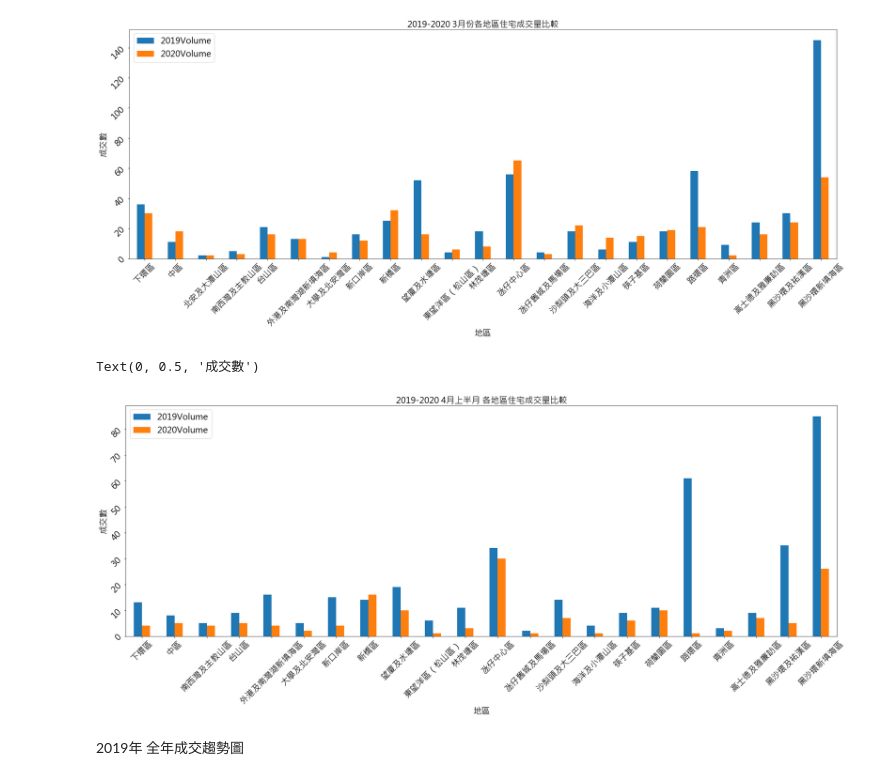
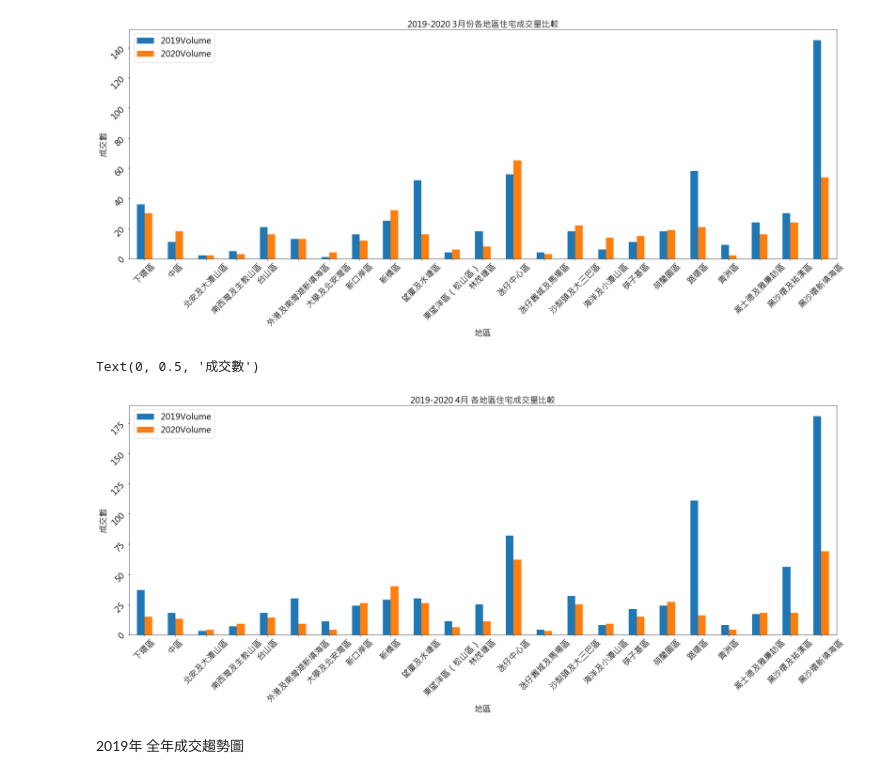
Before and after one commit to Isaac234517/Macau-House-Analysis, a Jupyter notebook: house_trending.ipynb, the cells around one changed output. Cells and saved outputs as stored; diff of their text form; code cells hidden in the pictures.

```diff
--- a/house_trending.ipynb
+++ b/house_trending.ipynb
@@ -243,22 +243,26 @@ Text(0, 0.5, '成交數')
 [figure]
 # %%
 M4_2020_1_df = dsf_util.get_dsf_building_df("./2020/4_1.xls", 2020,4)
+M4_2020_2_df = dsf_util.get_dsf_building_df("./2020/4_2.xls", 2020,4)
+M4_2020_df = M4_2020_1_df.append(M4_2020_2_df)
 M4_2019_1_df = dsf_util.get_dsf_building_df("./2019/4_1.xls", 2019,4)
+M4_2019_2_df = dsf_util.get_dsf_building_df("./2019/4_2.xls", 2020,4)
+M4_2019_df = M4_2019_1_df.append(M4_2019_2_df)
 # %%
-area_volume_sum_M4_half_2020 = M4_2020_1_df.groupby('Area').agg({'Volume': 'sum'})
-area_volume_sum_M4_half_2019 = M4_2019_1_df.groupby('Area').agg({'Volume': 'sum'})
-area_volume_sum_M4_half_2019 = area_volume_sum_M4_half_2019.rename(columns = {'Volume': '2019Volume'})
-area_volume_sum_M4_half_2019['2020Volume']= area_volume_sum_M4_half_2020['Volume']
+area_volume_sum_M4_2020 = M4_2020_df.groupby('Area').agg({'Volume': 'sum'})
+area_volume_sum_M4_2019 = M4_2019_df.groupby('Area').agg({'Volume': 'sum'})
+area_volume_sum_M4_2019 = area_volume_sum_M4_2019.rename(columns = {'Volume': '2019Volume'})
+area_volume_sum_M4_2019['2020Volume']= area_volume_sum_M4_2020['Volume']
 # %%
-ax = area_volume_sum_M4_half_2019.plot.bar(rot=0, figsize=(30,10))
+ax = area_volume_sum_M4_2019.plot.bar(rot=0, figsize=(30,10))
 ax.tick_params(labelrotation=45, labelsize=20)
-ax.set_title('2019-2020 4月上半月 各地區住宅成交量比較', fontsize=20)
+ax.set_title('2019-2020 4月 各地區住宅成交量比較', fontsize=20)
 ax.legend(loc='best', fontsize=20)
 ax.set_xlabel('地區', fontsize=20)
 ax.set_ylabel('成交數', fontsize=20)
 # %% [output]
 Text(0, 0.5, '成交數')
-[figure, old version]
+[figure, new version]
 # %% [markdown]
 2019年 全年成交趨勢圖
 # %% [markdown]
```
Also changed, not shown: 1 other file.
